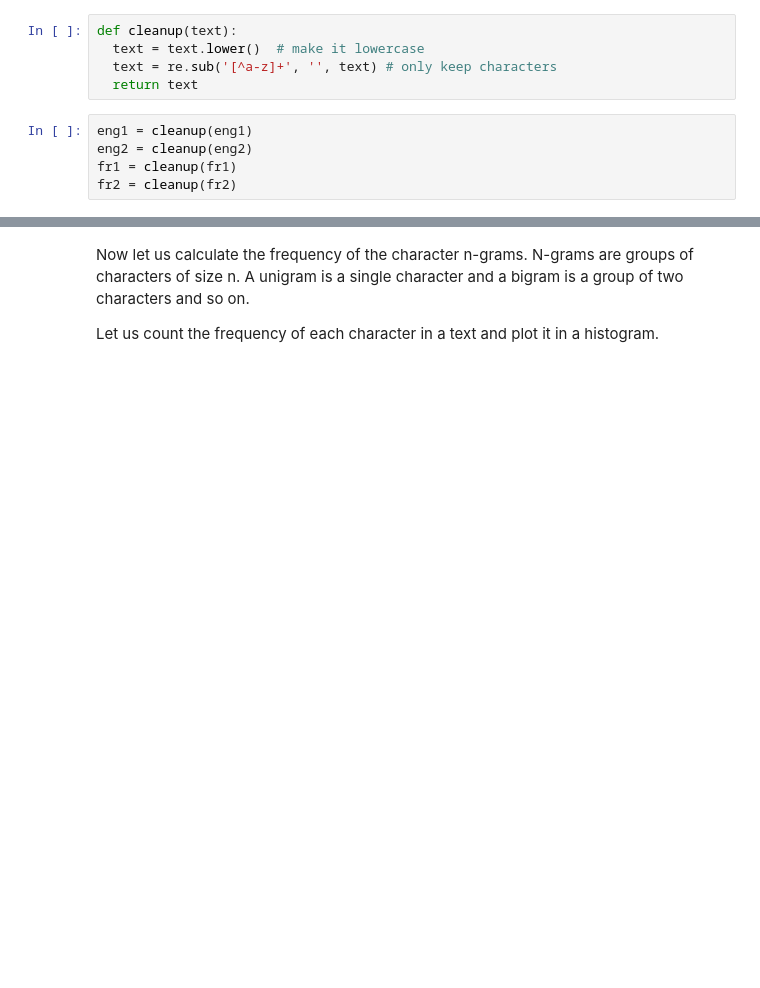
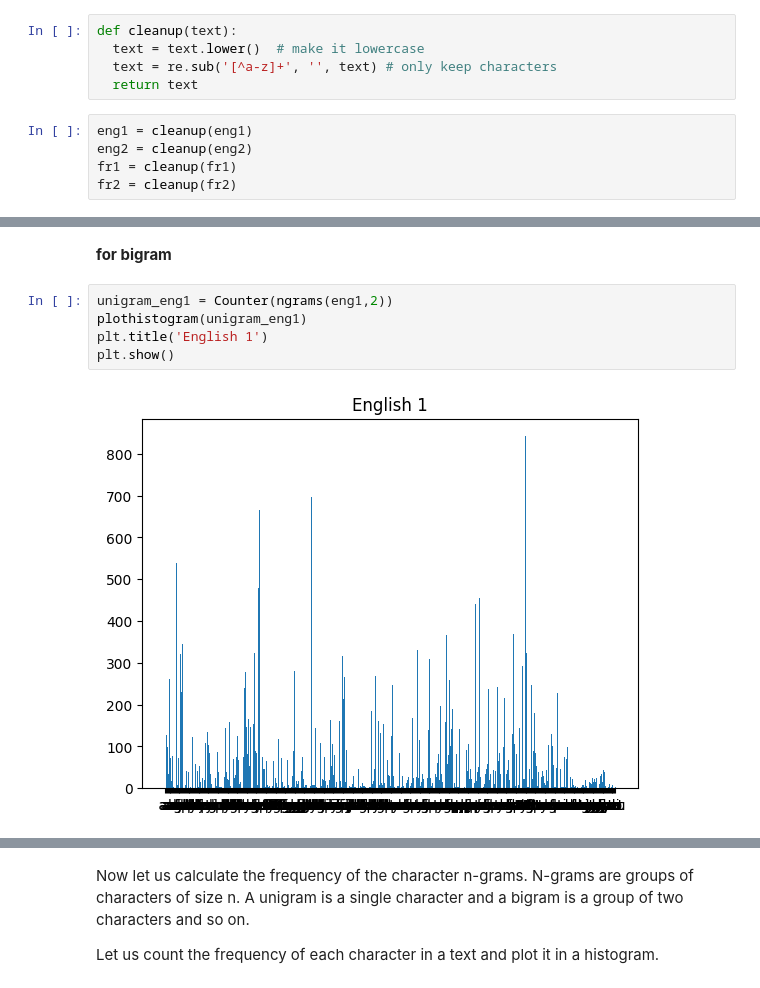
Before and after one commit to siddhu1716/IIIT_Hyderabad_AIML, a Jupyter notebook: AIML_Module_1_Lab_1_Extracting_features_from_data_.ipynb, the cells around one changed output, grey strips where cells are left out. Saved outputs shown, nothing was run; the diff lists cells and outputs as text; blank space fills up the shorter version.

```diff
--- a/AIML_Module_1_Lab_1_Extracting_features_from_data_.ipynb
+++ b/AIML_Module_1_Lab_1_Extracting_features_from_data_.ipynb
@@ -78,0 +116,9 @@ thegiraffeisalargeafricanhoofedmammalbelongingtothegenusgiraffaitisthetallestliv
+# %% [markdown]
+**for bigram**
+# %%
+unigram_eng1 = Counter(ngrams(eng1,2))
+plothistogram(unigram_eng1)
+plt.title('English 1')
+plt.show()
+# %% [output]
+[figure, added]
```
Also changed, not shown: parts of 8 cells of this notebook.
